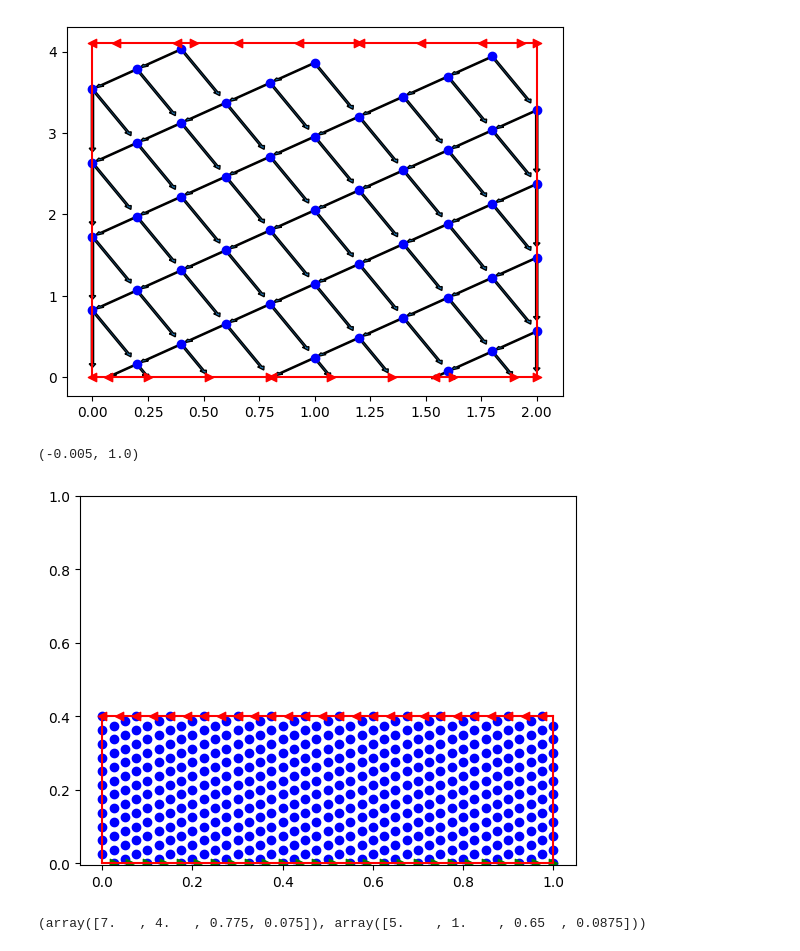
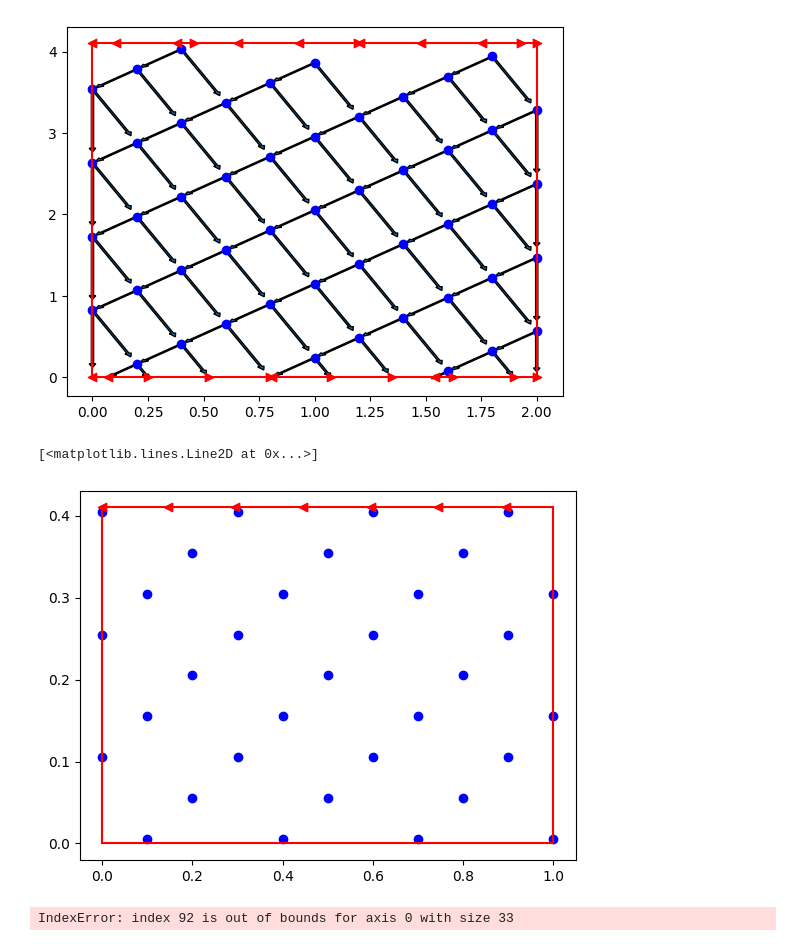
Before and after one commit to Dann38/model_rectification_column, a Jupyter notebook: Untitled.ipynb, the cells around one changed output. Saved outputs shown, nothing was run; the diff lists cells and outputs as text; code cells hidden in the pictures.

```diff
--- a/Untitled.ipynb
+++ b/Untitled.ipynb
@@ -193,7 +193,7 @@ y0 = lambda s: (3*s+1)/(2*(s+1))
 
 x_an = lambda s, t: 2*(s**2+1)*np.sin(t)
 y_an = lambda s, t: (3*s+1)/(2*(s+1))*np.cos(t)
-T = [0, 0.4]
+T = [0, 0.41]
 S = [0, 1]
 C = [1,2]
 # C = [2.3,0.9]
@@ -214,7 +214,7 @@ F2 = lambda s, t: 0
 
 hyp_problem = HypProblem(T=T, S=S, C=C, B=[[B11, B12], [B21, B22]], F=[F1, F2], G=[[G11, G12], [G21, G22]], X0=x0, Y0=y0)
 # %%
-mesh = Mesh(hyp_problem, 20)
+mesh = Mesh(hyp_problem, 5)
 # %%
 %matplotlib inline
 alpha = 0.8
@@ -273,11 +273,14 @@ for node in mesh.nodes_center:
 # for node in mesh.nodes_start_l:
 #     plt.scatter(node[2], node[3], color="g", marker="<")
 
-for node in mesh.nodes_start_r:
-    plt.scatter(node[2], node[3], color="g", marker=">")
+# for node in mesh.nodes_start_r:
+#     plt.scatter(node[2], node[3], color="g", marker=">")
 
 for node in mesh.nodes_final_l:
     plt.scatter(node[2], node[3], color="r", marker="<")
+
+# for node in mesh.nodes_final_r:
+    # plt.scatter(node[2], node[3], color="r", marker=">")
 hist = []
 # for node in mesh.nodes_final_r:
 
@@ -320,36 +323,36 @@ hist = []
 #     node_r = mesh.nodes_center[index_node_r]
 #     if s!= hyp_problem.S0:
 #         index_node_l1 = mesh.nodes_center_dict[i+1][j-1]
 #         node_l1 = mesh.nodes_center[index_node_l1]
 #         ds =s-node_r[2]
 #         dt =t-node_r[3]
 #         if mesh.is_from_center(i-1, j-1):
 #             index_node_l2 = mesh.nodes_center_dict[i+1][j-1]
 #             node_l2 = mesh.nodes_center[index_node_l2]
 #             plt.scatter(node_l2[2], node_l2[3], color="b", marker="x")
 #         # else:
 #         #     index_node_l2 = mesh.nodes_final_l_dict[i][j-1]
 #         #     node_r2 = mesh.nodes_final_l[index_node_l2]
 #         plt.scatter(node_l2[2], node_l2[3], color="b", marker="x")
 #         plt.scatter(node_l1[2], node_l1[3], color="r", marker=".")
 #         plt.scatter(node_l1[2]+ds, node_l1[3]+dt, color="g", marker="x")
 #         # else:
 #         #     hist.append(node)
 
 #         plt.scatter(node_r[2], node_r[3], color="r", marker="+")
 #         plt.scatter(node[2], node[3], color="r", marker="<")
 
 
 plt.plot([hyp_problem.S0, hyp_problem.S1], [hyp_problem.T0, hyp_problem.T0], "r")
 plt.plot([hyp_problem.S0, hyp_problem.S1], [hyp_problem.T1, hyp_problem.T1], "r")
 plt.plot([hyp_problem.S0, hyp_problem.S0], [hyp_problem.T0, hyp_problem.T1], "r")
 plt.plot([hyp_problem.S1, hyp_problem.S1], [hyp_problem.T0, hyp_problem.T1], "r")
 
-plt.ylim([-0.005, 1])
+# plt.ylim([-0.005, 1])
 # plt.xlim([0.5, 0.8])
 # %% [output]
-(-0.005, 1.0)
+[<matplotlib.lines.Line2D at 0x...>]
-[figure, old version]
+[figure, new version]
 # %%
 solver = Solver()
 solver.solve_initial(mesh, hyp_problem)
@@ -360,7 +363,7 @@ mesh.nodes_center[92],mesh.nodes_center[107]
 # mesh.get_s1_node_right(4, 5)
 # mesh.get_center_node_right(5, 5)
 # %% [output]
-(array([7.   , 4.   , 0.775, 0.075]), array([5.    , 1.    , 0.65  , 0.0875]))
+IndexError: index 92 is out of bounds for axis 0 with size 33
 # %%
 # s = []
 # x = []
```
Also changed, not shown: parts of 5 cells of this notebook, 2 other files.
